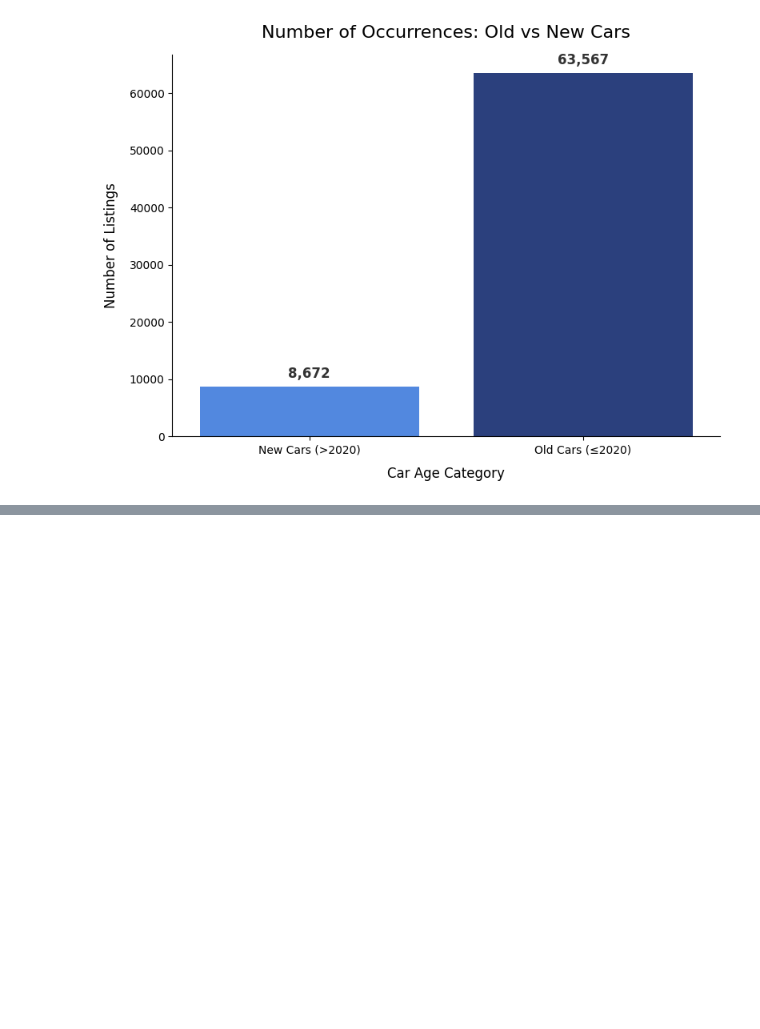
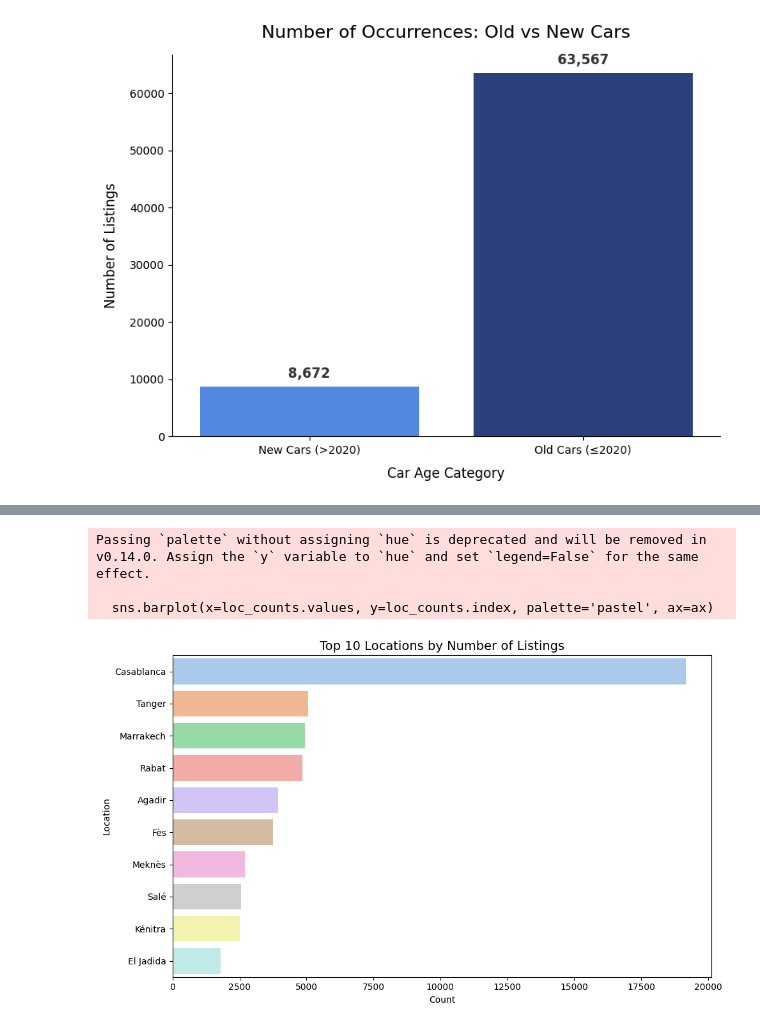
Before and after one commit to ahmed-bahlaoui/used_cars_dataset, a Jupyter notebook: notebook.ipynb, the cells around one changed output, grey strips where cells are left out. Drawn from its saved outputs; the diff is of its cells as text; code cells hidden in the pictures; blank space fills up the shorter version.

```diff
--- a/notebook.ipynb
+++ b/notebook.ipynb
@@ -569,0 +609,16 @@ Passing `palette` without assigning `hue` is deprecated and will be removed in v
+# %%
+# Geographic insights
+# 11. Locations with most listings
+loc_counts = df['Location'].value_counts().head(10)
+fig, ax = plt.subplots(figsize=(10,6))
+sns.barplot(x=loc_counts.values, y=loc_counts.index, palette='pastel', ax=ax)
+ax.set_title('Top 10 Locations by Number of Listings', fontsize=14)
+ax.set_xlabel('Count')
+ax.set_ylabel('Location')
+plt.tight_layout()
+plt.show()
+# %% [output]
+Passing `palette` without assigning `hue` is deprecated and will be removed in v0.14.0. Assign the `y` variable to `hue` and set `legend=False` for the same effect.
+
+  sns.barplot(x=loc_counts.values, y=loc_counts.index, palette='pastel', ax=ax)
+[figure, added]
```
Also changed, not shown: parts of 19 cells of this notebook.
